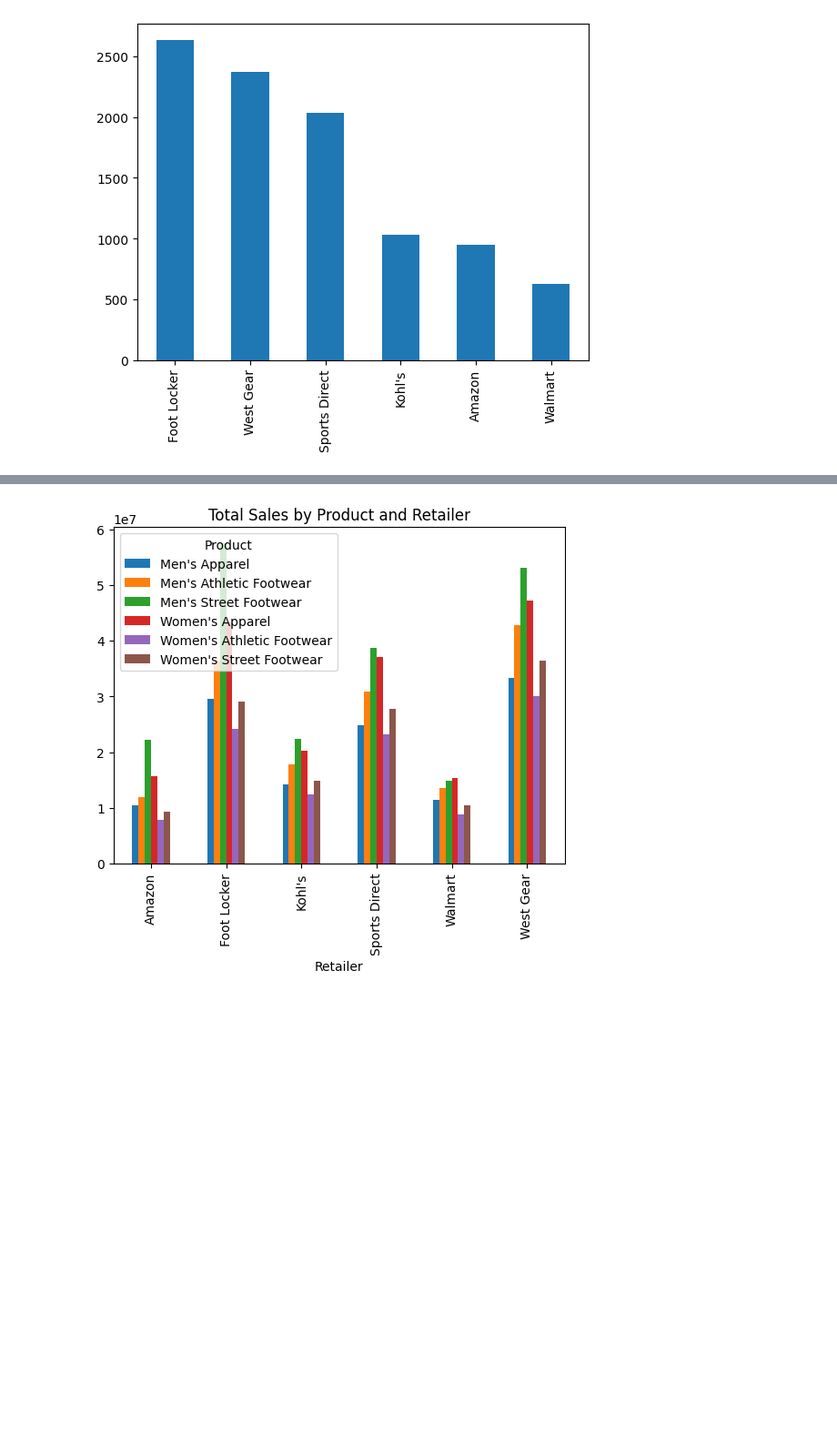
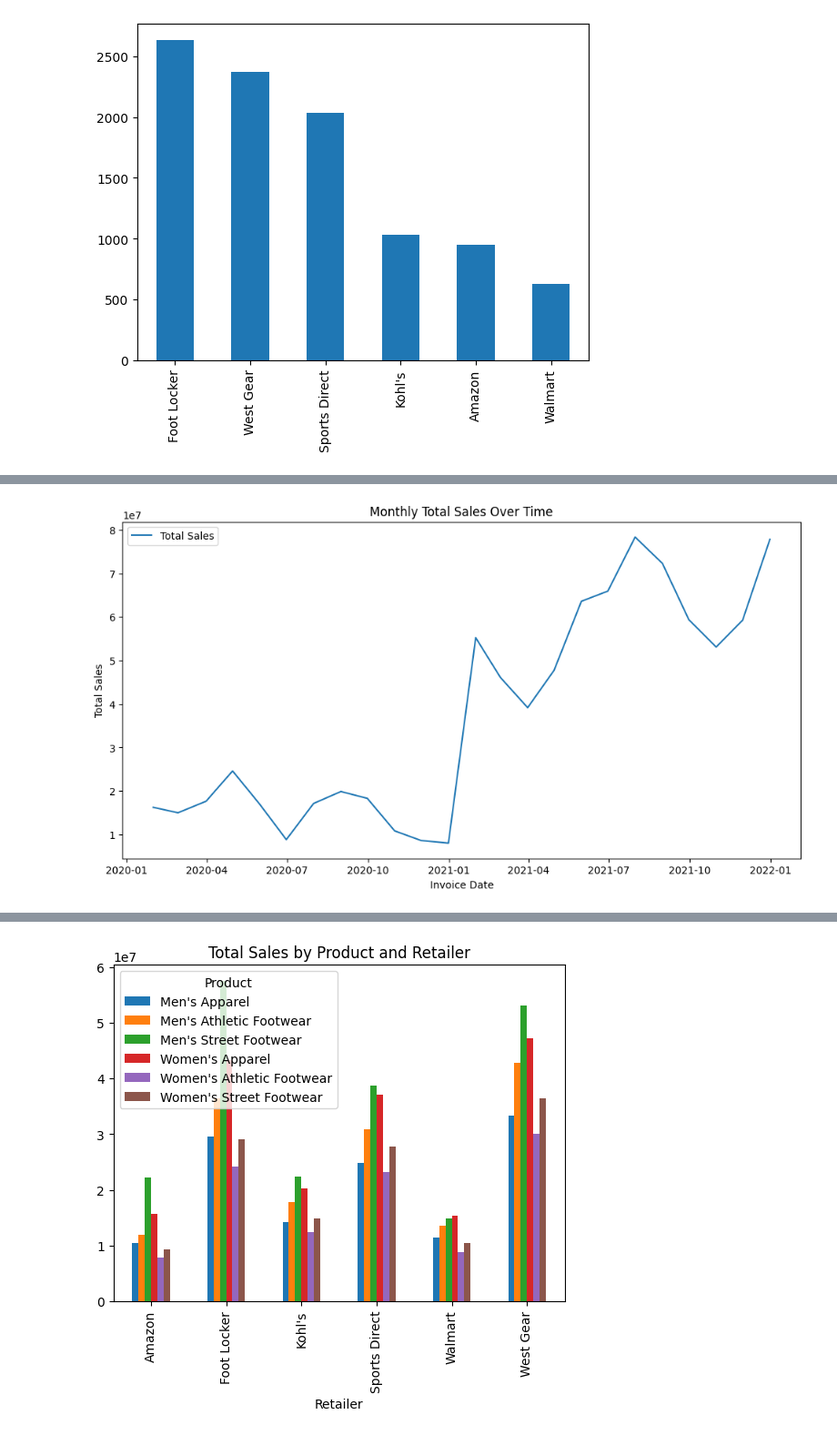
Before and after one commit to gitmamtahub/Adidas-Sales, a Jupyter notebook: Adidas_Sales.ipynb, the cells around one changed output, grey strips where cells are left out. Shown at 91% size. Cells and saved outputs as stored; diff of their text form; code cells hidden in the pictures; blank space fills up the shorter version.

```diff
--- a/Adidas_Sales.ipynb
+++ b/Adidas_Sales.ipynb
@@ -405,0 +658,24 @@ fig.show()
+# %%
+import pandas as pd
+import matplotlib.pyplot as plt
+from statsmodels.tsa.seasonal import seasonal_decompose
+from statsmodels.tsa.statespace.sarimax import SARIMAX
+from statsmodels.tsa.arima.model import ARIMA
+from sklearn.metrics import mean_squared_error
+import numpy as np
+
+# Assuming your data is in a pandas DataFrame with 'Invoice Date' as the index and 'Total Sales' as the column
+# Convert 'Invoice Date' to datetime type if it's not already in datetime format
+# df['Invoice Date'] = pd.to_datetime(df['Invoice Date'])
+# df = df.set_index('Invoice Date')
+
+# Visualize the time series data
+plt.figure(figsize=(12, 6))
+plt.plot(ts_sales.index, ts_sales['Total Sales'], label='Total Sales')
+plt.title('Monthly Total Sales Over Time')
+plt.xlabel('Invoice Date')
+plt.ylabel('Total Sales')
+plt.legend()
+plt.show()
+# %% [output]
+[figure, added]
```
Also changed, not shown: parts of 57 cells of this notebook.
